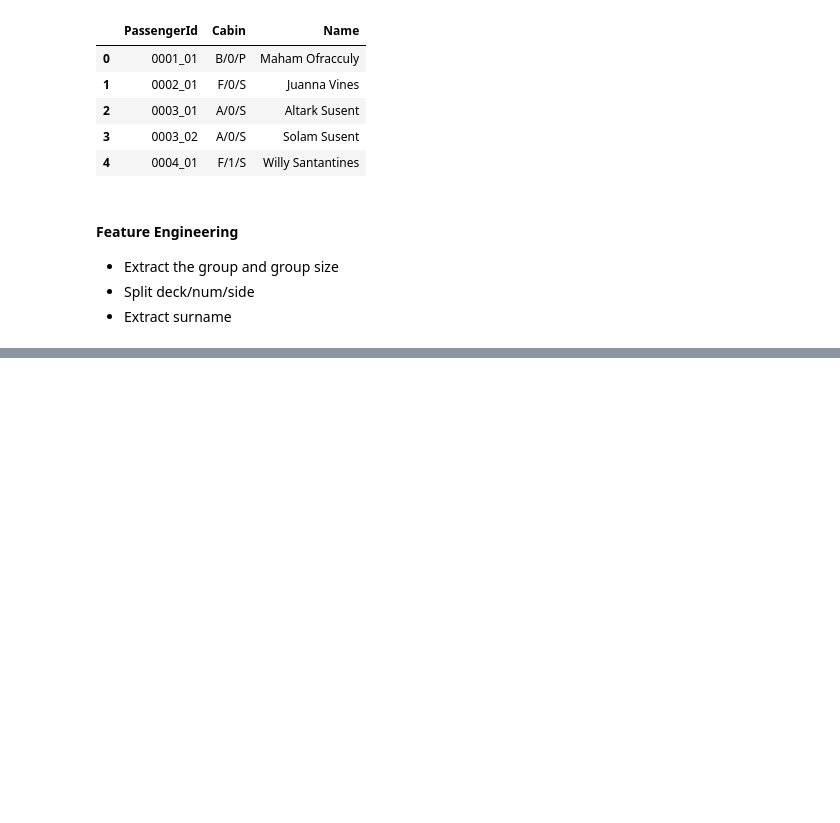
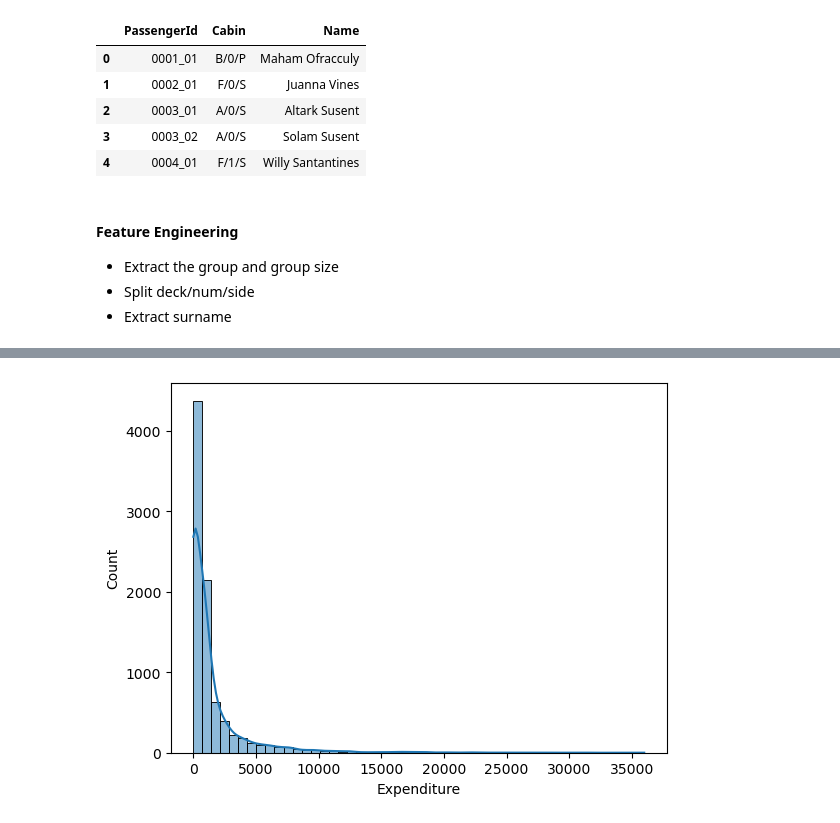
Before and after one commit to manishbhatia7/kaggle, a Jupyter notebook: input/spaceship-titanic/notebook.ipynb, the cells around one changed output, grey strips where cells are left out. Cells and saved outputs as stored; diff of their text form; code cells hidden in the pictures; blank space fills up the shorter version.

```diff
--- a/input/spaceship-titanic/notebook.ipynb
+++ b/input/spaceship-titanic/notebook.ipynb
@@ -225,0 +226,5 @@ test.loc[train['Age']>50,'Age_Group']='Age_51+'
+# %%
+train['Expenditure']=train[exp_feats].sum(axis=1)
+test['Expenditure']=test[exp_feats].sum(axis=1)
+train['No_Spending']=(train['Expenditure']==0).astype('int')
+test['No_Spending']=(test['Expenditure']==0).astype('int')
@@ -225,0 +240,5 @@ test.loc[train['Age']>50,'Age_Group']='Age_51+'
+# %%
+sns.histplot(x='Expenditure',kde=True,data=train,bins=50)
+plt.show()
+# %% [output]
+[figure, added]
```
Also changed, not shown: parts of 7 cells of this notebook, 1 other file.
